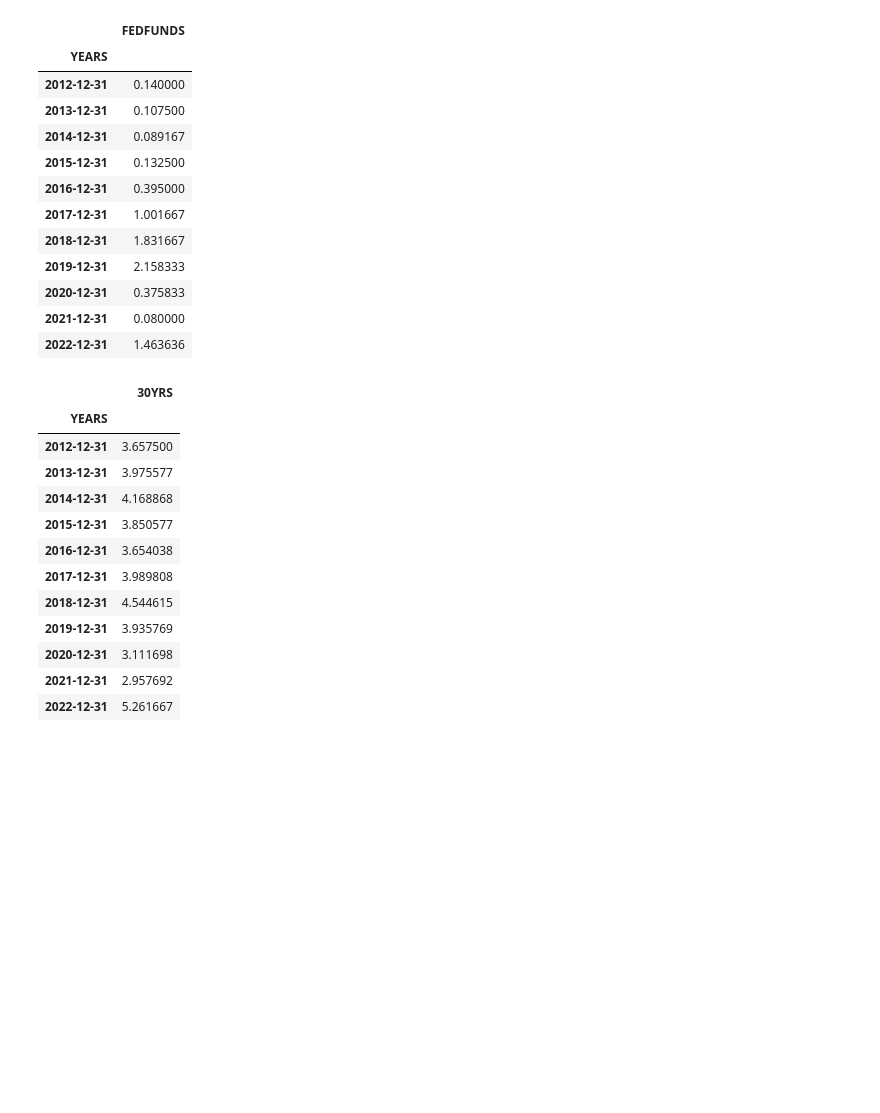
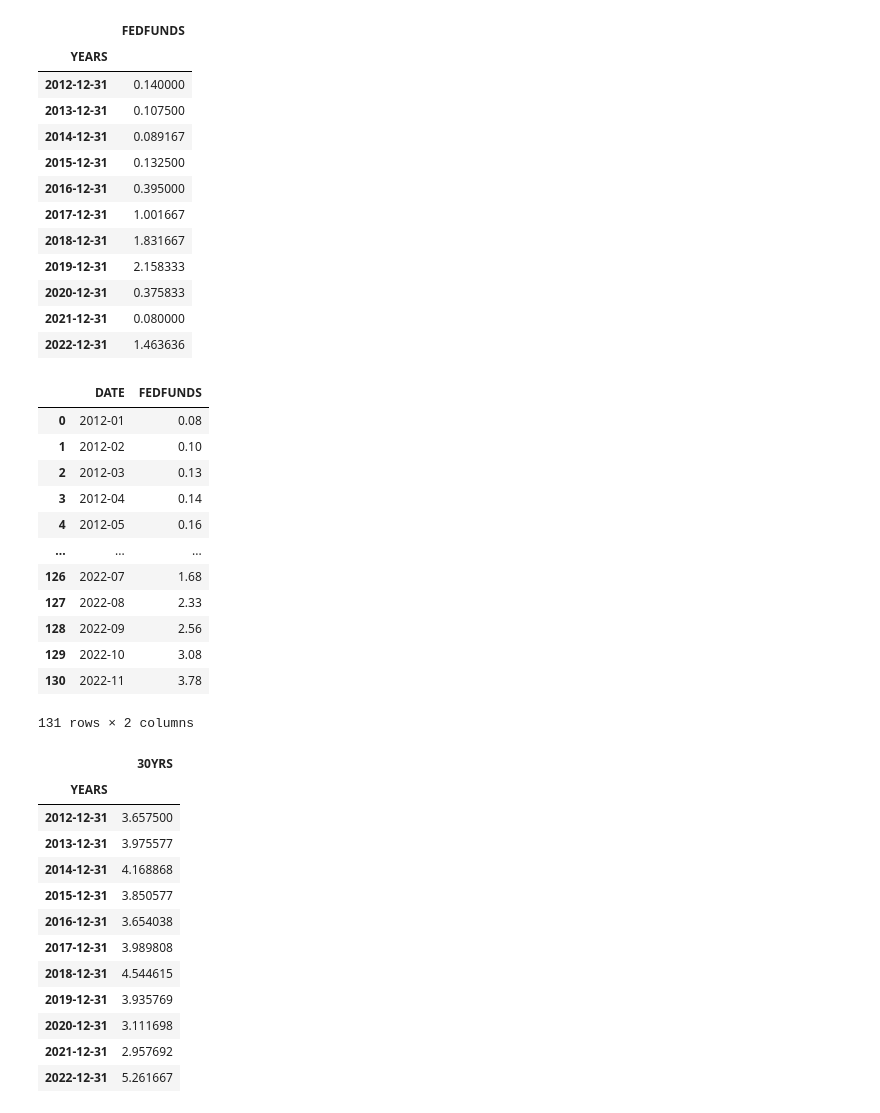
Before and after one commit to zarbin/UTA_Project-1, a Jupyter notebook: Fedannual.ipynb, the cells around one changed output. Cells and saved outputs as stored; diff of their text form; code cells hidden in the pictures; blank space fills up the shorter version.

```diff
--- a/Fedannual.ipynb
+++ b/Fedannual.ipynb
@@ -40,3 +45,19 @@ data_fed
+# %%
+data_fed
+# %% [output]
+|  | DATE | FEDFUNDS |
+| 0 | 2012-01 | 0.08 |
+| 1 | 2012-02 | 0.10 |
+| 2 | 2012-03 | 0.13 |
+| 3 | 2012-04 | 0.14 |
+| 4 | 2012-05 | 0.16 |
+| ... | ... | ... |
+| 126 | 2022-07 | 1.68 |
+| 127 | 2022-08 | 2.33 |
+| 128 | 2022-09 | 2.56 |
+| 129 | 2022-10 | 3.08 |
+| 130 | 2022-11 | 3.78 |
+131 rows × 2 columns
 # %%
 mtg30_path = os.path.join("resources_rates", "Mtg30.csv")
 
```
Also changed, not shown: parts of 6 cells of this notebook, 1 other file.
